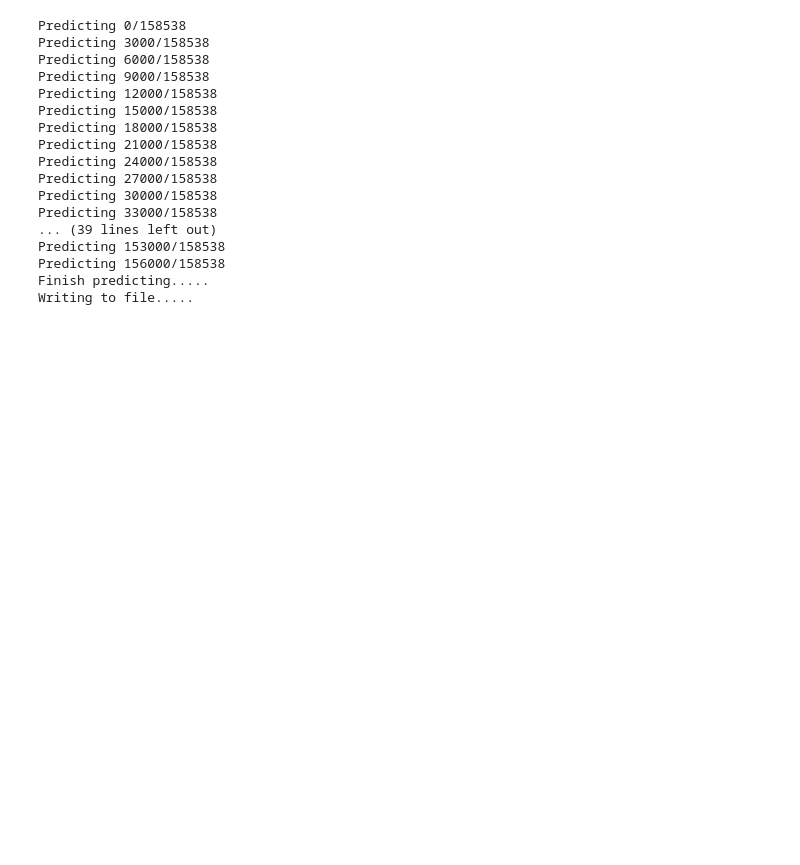
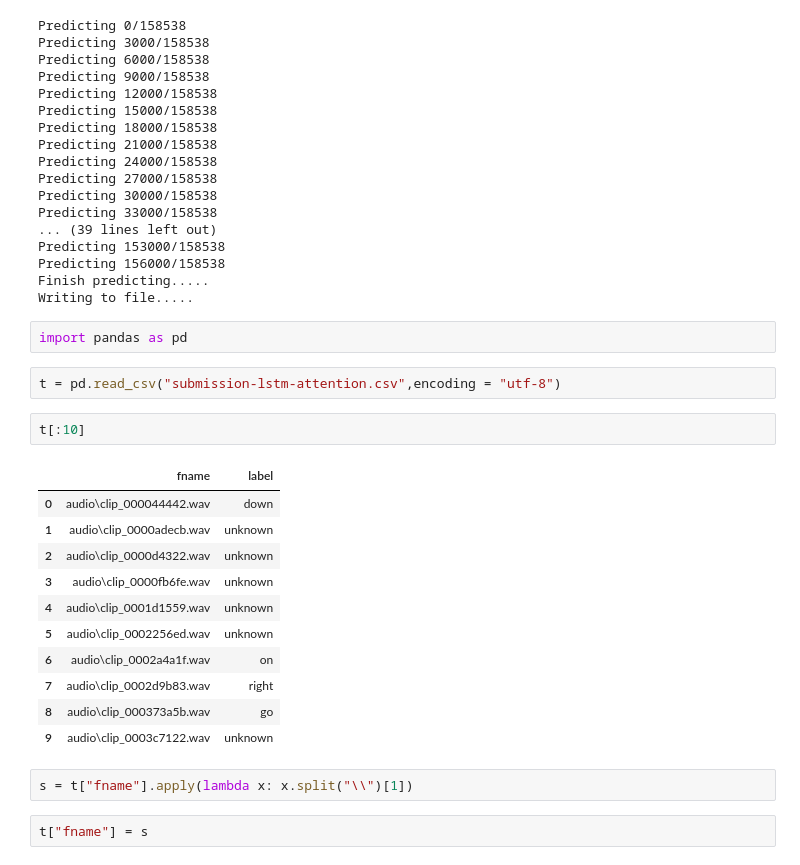
Before and after one commit to NLP-Deeplearning-Club/kaggle-project, a Jupyter notebook: LSTM + Attention 模型.ipynb, the cells around one changed output. Saved outputs shown, nothing was run; the diff lists cells and outputs as text; blank space fills up the shorter version.

```diff
--- a/LSTM + Attention 模型.ipynb
+++ b/LSTM + Attention 模型.ipynb
@@ -354,3 +394,25 @@ Predicting 153000/158538
 Predicting 156000/158538
 Finish predicting.....
 Writing to file.....
+# %%
+import pandas as pd
+# %%
+t = pd.read_csv("submission-lstm-attention.csv",encoding = "utf-8")
+# %%
+t[:10]
+# %% [output]
+|  | fname | label |
+| 0 | audio\clip_000044442.wav | down |
+| 1 | audio\clip_0000adecb.wav | unknown |
+| 2 | audio\clip_0000d4322.wav | unknown |
+| 3 | audio\clip_0000fb6fe.wav | unknown |
+| 4 | audio\clip_0001d1559.wav | unknown |
+| 5 | audio\clip_0002256ed.wav | unknown |
+| 6 | audio\clip_0002a4a1f.wav | on |
+| 7 | audio\clip_0002d9b83.wav | right |
+| 8 | audio\clip_000373a5b.wav | go |
+| 9 | audio\clip_0003c7122.wav | unknown |
+# %%
+s = t["fname"].apply(lambda x: x.split("\\")[1])
+# %%
+t["fname"] = s
```
Also changed, not shown: parts of 15 cells of this notebook, 1 other file.
